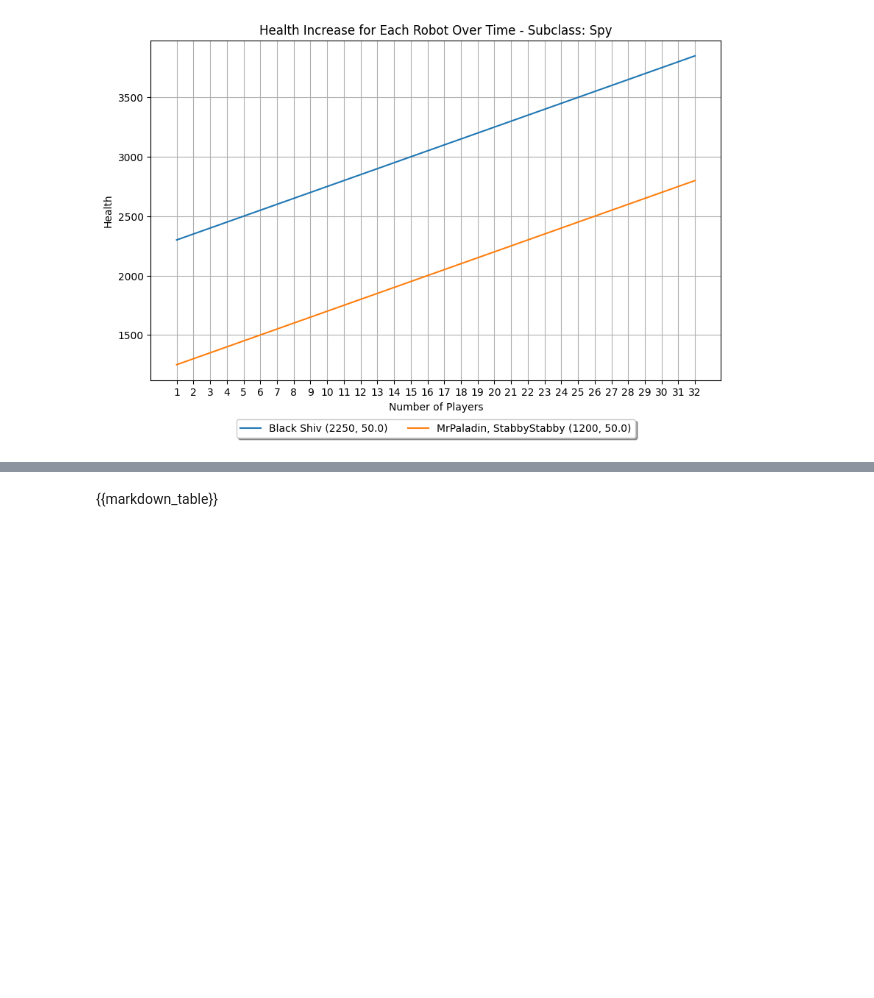
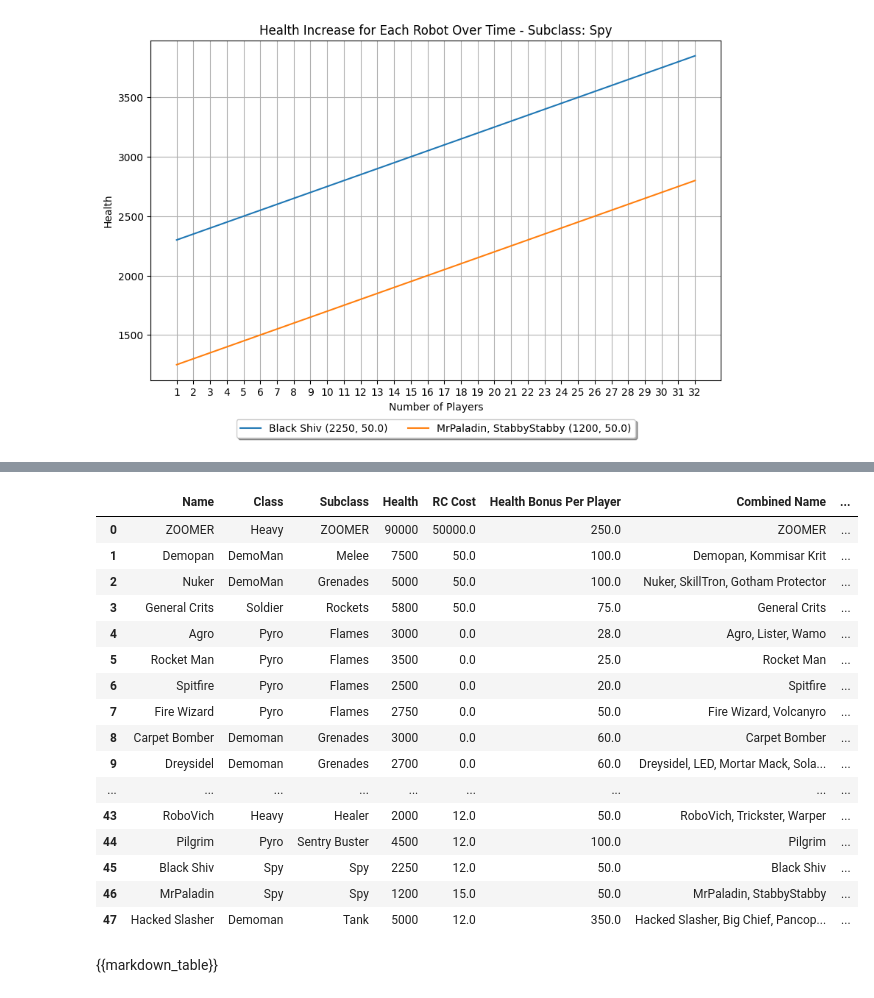
Before and after one commit to higps/robogithub, a Jupyter notebook: python_stuff/get_rc_df.ipynb, the cells around one changed output, grey strips where cells are left out. Saved outputs shown, nothing was run; the diff lists cells and outputs as text; code cells hidden in the pictures; blank space fills up the shorter version.

```diff
--- a/python_stuff/get_rc_df.ipynb
+++ b/python_stuff/get_rc_df.ipynb
@@ -92,7 +92,7 @@ import matplotlib.pyplot as plt
 import pandas as pd
 import matplotlib.pyplot as plt
 
-filtered_df = robot_df[robot_df['Health'] < 5000]
+filtered_df = robot_df[robot_df['Health'] < 90000]
 # Filter out robots with health bonus per player equal to 0
 robot_df_hp_scale = robot_df[robot_df['Health_Bonus_Per_Player'] > 0]
 
@@ -146,3 +146,10 @@ for subclass in subclasses:
 [figure]
 # %%
 markdown_table = filtered_df.to_markdown()
+# %%
+pre_update_df = pd.read_csv(r'D:\temp\old_hp.csv')
+# %%
+pre_update_df["Health Before Patch"] = pre_update_df["Health"]
+pre_update_df["Health_Bonus_Per_Player Before Patch"] = pre_update_df["Health_Bonus_Per_Player"]
+
+pre_update_df = pre_update_df[["Name", "Health Before Patch", "Health_Bonus_Per_Player Before Patch"]]
@@ -149,2 +172,27 @@ markdown_table = filtered_df.to_markdown()
+# %%
+result = pd.merge(filtered_df, pre_update_df, on='Name', how='left')
+# %%
+
+
+result.columns = [col.replace('_', ' ') for col in result.columns]
+result
+# %% [output]
+|  | Name | Class | Subclass | Health | RC Cost | Health Bonus Per Player | Combined Name | ... |
+| 0 | ZOOMER | Heavy | ZOOMER | 90000 | 50000.0 | 250.0 | ZOOMER | ... |
+| 1 | Demopan | DemoMan | Melee | 7500 | 50.0 | 100.0 | Demopan, Kommisar Krit | ... |
+| 2 | Nuker | DemoMan | Grenades | 5000 | 50.0 | 100.0 | Nuker, SkillTron, Gotham Protector | ... |
+| 3 | General Crits | Soldier | Rockets | 5800 | 50.0 | 75.0 | General Crits | ... |
+| 4 | Agro | Pyro | Flames | 3000 | 0.0 | 28.0 | Agro, Lister, Wamo | ... |
+| 5 | Rocket Man | Pyro | Flames | 3500 | 0.0 | 25.0 | Rocket Man | ... |
+| 6 | Spitfire | Pyro | Flames | 2500 | 0.0 | 20.0 | Spitfire | ... |
+| 7 | Fire Wizard | Pyro | Flames | 2750 | 0.0 | 50.0 | Fire Wizard, Volcanyro | ... |
+| 8 | Carpet Bomber | Demoman | Grenades | 3000 | 0.0 | 60.0 | Carpet Bomber | ... |
+| 9 | Dreysidel | Demoman | Grenades | 2700 | 0.0 | 60.0 | Dreysidel, LED, Mortar Mack, Sola... | ... |
+| ... | ... | ... | ... | ... | ... | ... | ... | ... |
+| 43 | RoboVich | Heavy | Healer | 2000 | 12.0 | 50.0 | RoboVich, Trickster, Warper | ... |
+| 44 | Pilgrim | Pyro | Sentry Buster | 4500 | 12.0 | 100.0 | Pilgrim | ... |
+| 45 | Black Shiv | Spy | Spy | 2250 | 12.0 | 50.0 | Black Shiv | ... |
+| 46 | MrPaladin | Spy | Spy | 1200 | 15.0 | 50.0 | MrPaladin, StabbyStabby | ... |
+| 47 | Hacked Slasher | Demoman | Tank | 5000 | 12.0 | 350.0 | Hacked Slasher, Big Chief, Pancop... | ... |
 # %%
 from IPython.display import Markdown
```
Also changed, not shown: parts of 3 cells of this notebook, 1 other file.
